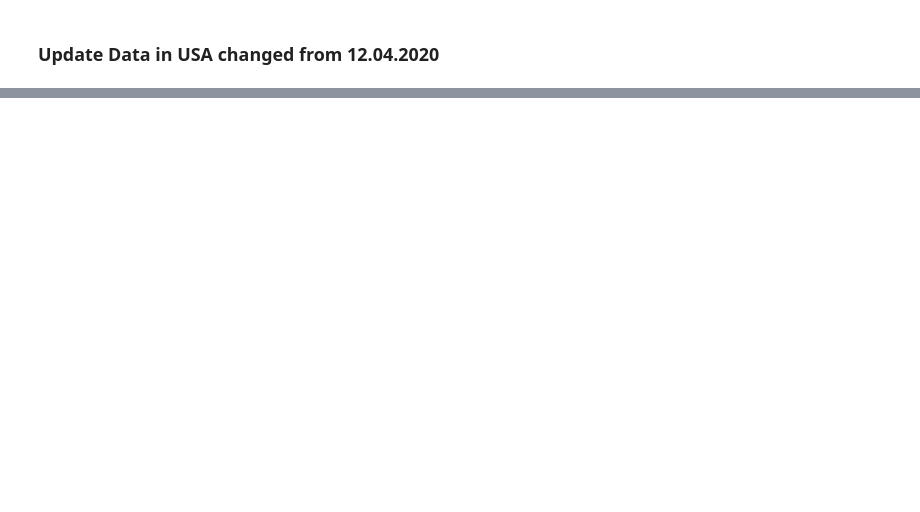
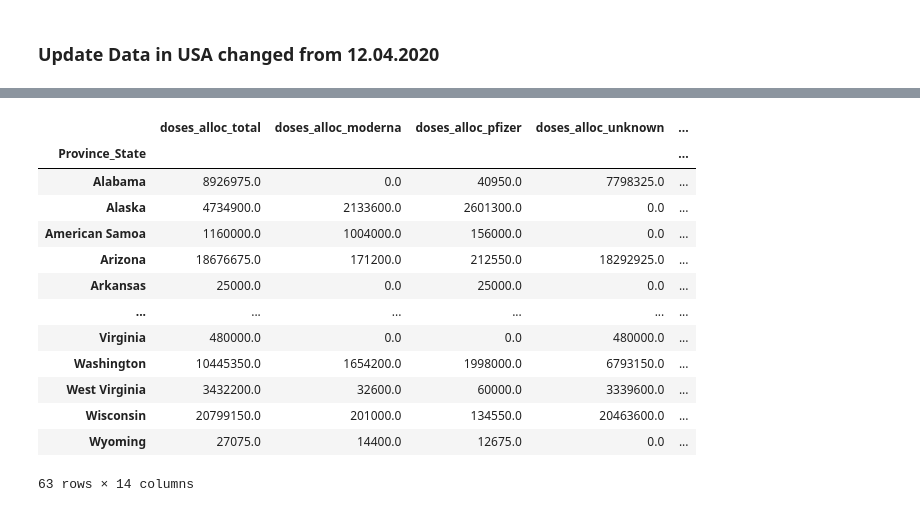
Before and after one commit to lphan/ML-Practices, a Jupyter notebook: 18_Covid-19/18_Covid-19_USA.ipynb, the cells around one changed output, grey strips where cells are left out. Saved outputs shown, nothing was run; the diff lists cells and outputs as text; code cells hidden in the pictures; blank space fills up the shorter version.

```diff
--- a/18_Covid-19/18_Covid-19_USA.ipynb
+++ b/18_Covid-19/18_Covid-19_USA.ipynb
@@ -142,0 +145,18 @@ data_us[-1].sort_values('Recovered', ascending=False).head(10)[['Province_State'
+# %%
+states_vaccine = total_confirmed_vaccine_us.groupby(['Province_State']).sum()
+states_vaccine
+# %% [output]
+|  | doses_alloc_total | doses_alloc_moderna | doses_alloc_pfizer | doses_alloc_unknown | ... |
+| Province_State |  |  |  |  | ... |
+| Alabama | 8926975.0 | 0.0 | 40950.0 | 7798325.0 | ... |
+| Alaska | 4734900.0 | 2133600.0 | 2601300.0 | 0.0 | ... |
+| American Samoa | 1160000.0 | 1004000.0 | 156000.0 | 0.0 | ... |
+| Arizona | 18676675.0 | 171200.0 | 212550.0 | 18292925.0 | ... |
+| Arkansas | 25000.0 | 0.0 | 25000.0 | 0.0 | ... |
+| ... | ... | ... | ... | ... | ... |
+| Virginia | 480000.0 | 0.0 | 0.0 | 480000.0 | ... |
+| Washington | 10445350.0 | 1654200.0 | 1998000.0 | 6793150.0 | ... |
+| West Virginia | 3432200.0 | 32600.0 | 60000.0 | 3339600.0 | ... |
+| Wisconsin | 20799150.0 | 201000.0 | 134550.0 | 20463600.0 | ... |
+| Wyoming | 27075.0 | 14400.0 | 12675.0 | 0.0 | ... |
+63 rows × 14 columns
```
Also changed, not shown: parts of 13 cells of this notebook, 17 other files.
